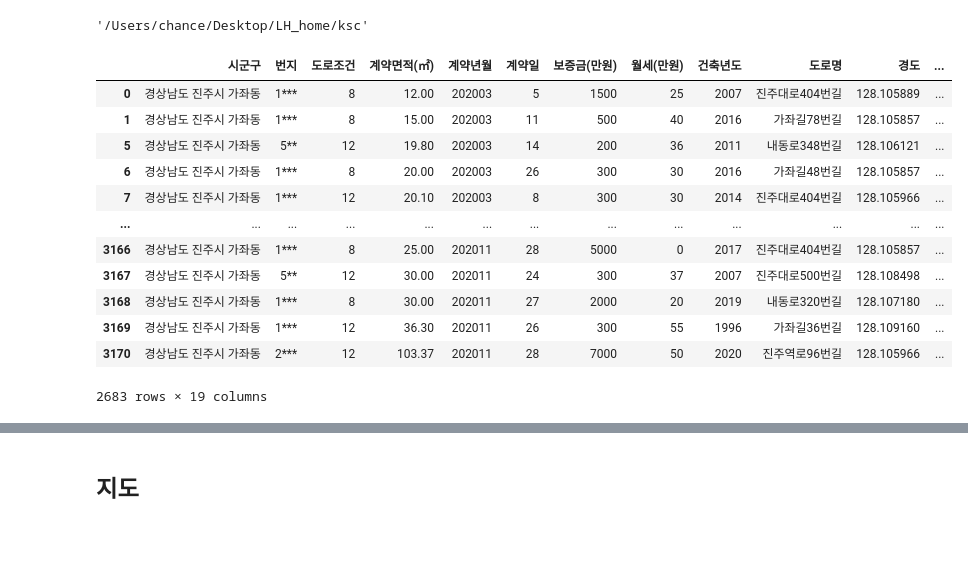
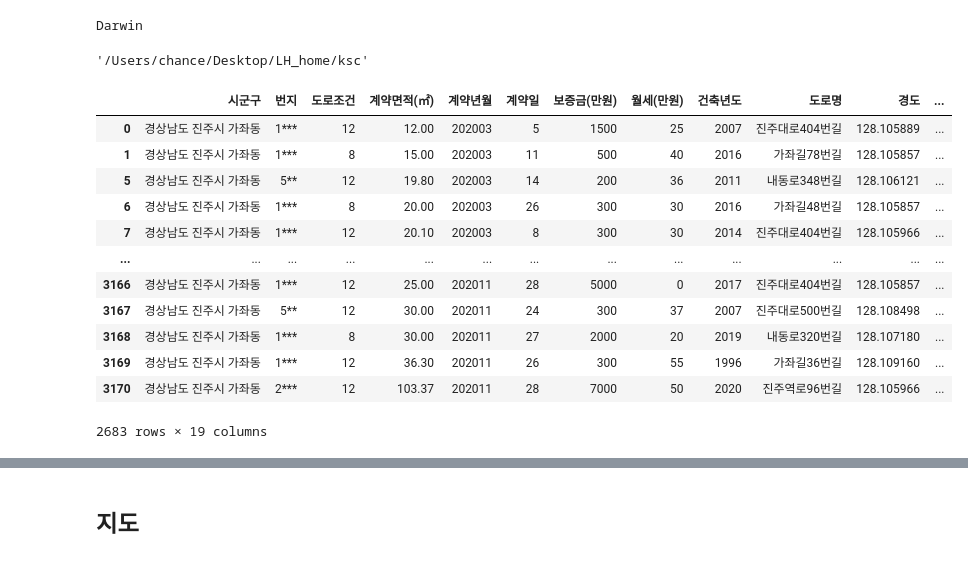
Before and after one commit to ChanceMKR/LH_home, a Jupyter notebook: ksc/lh_home.ipynb, the cells around one changed output, grey strips where cells are left out. Drawn from its saved outputs; the diff is of its cells as text; code cells hidden in the pictures.

```diff
--- a/ksc/lh_home.ipynb
+++ b/ksc/lh_home.ipynb
@@ -11,3 +9,16 @@ sns.set(font="AppleGothic",
+# %%
+sns.set(font="AppleGothic",
+        rc={"axes.unicode_minus":False},
+        style='darkgrid')
+
+print(platform.system()) # 플랫폼 확인
+
+if platform.system() == 'Windows': # Window
+    matplotlib.rc('font', family='Malgun Gothic')
+elif platform.system() == 'Darwin': # Mac
+    matplotlib.rc('font', family='AppleGothic')
+# %% [output]
+Darwin
 # %%
 os.getcwd()
 # %% [output]
@@ -15,16 +38,4 @@ os.getcwd()
 # %%
-folder = os.listdir()
-
-file = []
-for f in folder:
-    if "_2022" in f:
-        data = pd.read_csv("./" + f, encoding="cp949", skiprows=15)
-        data = data[list(data.columns[:11])]
-        file.append(data)
-
-gajwa = pd.concat(file)
-# gajwa = gajwa.dropna(axis=0)
-
 geo = pd.read_csv("./geocoding.csv")
 gajwa["경도"] = geo.X
 gajwa["위도"] = geo.Y
@@ -36,7 +47,7 @@ gajwa = gajwa.fillna({'도로명':gajwa['도로명'].mode()[0]})
 road=[]
 for a in gajwa["도로조건"]:
     if a=="-":
-        a = "8"
+        a = "12"
     road.append(int(a.split("m")[0]))
 gajwa["도로조건"] = road
 
@@ -61,7 +72,6 @@ gajwa["location"] = gajwa.시군구 + " " + gajwa.도로명
 
 #원핫인코딩으로 전월세 구분하기
 gajwa = pd.get_dummies(gajwa, columns = ["전월세구분"])
-# gajwa = pd.get_dummies(gajwa, columns = ["도로명"])
 
 # 계약년월 기준으로 전월세전환율 입력하기
 rate = pd.read_csv("./rate.csv", encoding="cp949")
@@ -73,40 +83,40 @@ for r in rate.index:
     new = "".join(r.split("."))
     month.append(int(new))
 
 rate["계약년월"] = month
 rate.columns = ["전월세전환율", "계약년월"]
 rate.head()
 
 gajwa = pd.merge(left=gajwa, right=rate, how="inner", on="계약년월")
 
 keep = [int("".join(k.split(","))) for k in gajwa["보증금(만원)"]]
 gajwa["보증금(만원)"] = keep
 
 
 # 전월세전환율 기준으로 보증금+월세의 가치를 전세로 치환하여 value column으로 만들어준다.
 value=[round(gajwa["월세(만원)"][i] * 12 / (gajwa["전월세전환율"][i]/100) + gajwa["보증금(만원)"][i]) for i in range(len(gajwa))]
 gajwa["전세전환가격"] = value
 #gajwa["도로별 전세값평균"] = gajwa.groupby("도로명").전세전환가격.transform("mean")
 
 
 # 도로명 결측치 제거
 indexNames = []
 for i in range(len(gajwa["도로명"])):
     if "번길" not in gajwa["도로명"][i]:
         indexNames.append(i)
 
 gajwa.drop(indexNames, inplace=True)
 
 gajwa
 # %% [output]
 |  | 시군구 | 번지 | 도로조건 | 계약면적(㎡) | 계약년월 | 계약일 | 보증금(만원) | 월세(만원) | 건축년도 | 도로명 | 경도 | ... |
-| 0 | 경상남도 진주시 가좌동 | 1*** | 8 | 12.00 | 202003 | 5 | 1500 | 25 | 2007 | 진주대로404번길 | 128.105889 | ... |
+| 0 | 경상남도 진주시 가좌동 | 1*** | 12 | 12.00 | 202003 | 5 | 1500 | 25 | 2007 | 진주대로404번길 | 128.105889 | ... |
 | 1 | 경상남도 진주시 가좌동 | 1*** | 8 | 15.00 | 202003 | 11 | 500 | 40 | 2016 | 가좌길78번길 | 128.105857 | ... |
 | 5 | 경상남도 진주시 가좌동 | 5** | 12 | 19.80 | 202003 | 14 | 200 | 36 | 2011 | 내동로348번길 | 128.106121 | ... |
 | 6 | 경상남도 진주시 가좌동 | 1*** | 8 | 20.00 | 202003 | 26 | 300 | 30 | 2016 | 가좌길48번길 | 128.105857 | ... |
 | 7 | 경상남도 진주시 가좌동 | 1*** | 12 | 20.10 | 202003 | 8 | 300 | 30 | 2014 | 진주대로404번길 | 128.105966 | ... |
 | ... | ... | ... | ... | ... | ... | ... | ... | ... | ... | ... | ... | ... |
-| 3166 | 경상남도 진주시 가좌동 | 1*** | 8 | 25.00 | 202011 | 28 | 5000 | 0 | 2017 | 진주대로404번길 | 128.105857 | ... |
+| 3166 | 경상남도 진주시 가좌동 | 1*** | 12 | 25.00 | 202011 | 28 | 5000 | 0 | 2017 | 진주대로404번길 | 128.105857 | ... |
 | 3167 | 경상남도 진주시 가좌동 | 5** | 12 | 30.00 | 202011 | 24 | 300 | 37 | 2007 | 진주대로500번길 | 128.108498 | ... |
 | 3168 | 경상남도 진주시 가좌동 | 1*** | 8 | 30.00 | 202011 | 27 | 2000 | 20 | 2019 | 내동로320번길 | 128.107180 | ... |
 | 3169 | 경상남도 진주시 가좌동 | 1*** | 12 | 36.30 | 202011 | 26 | 300 | 55 | 1996 | 가좌길36번길 | 128.109160 | ... |
```
Also changed, not shown: parts of 15 cells of this notebook, 4 other files.
